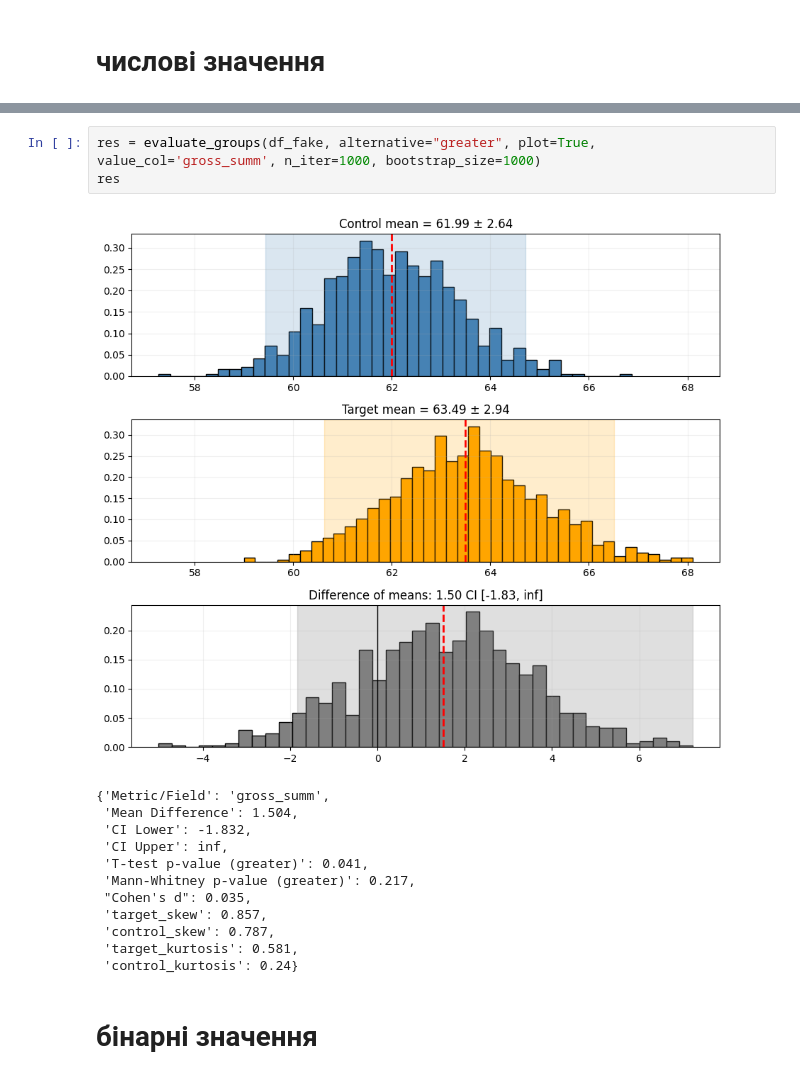
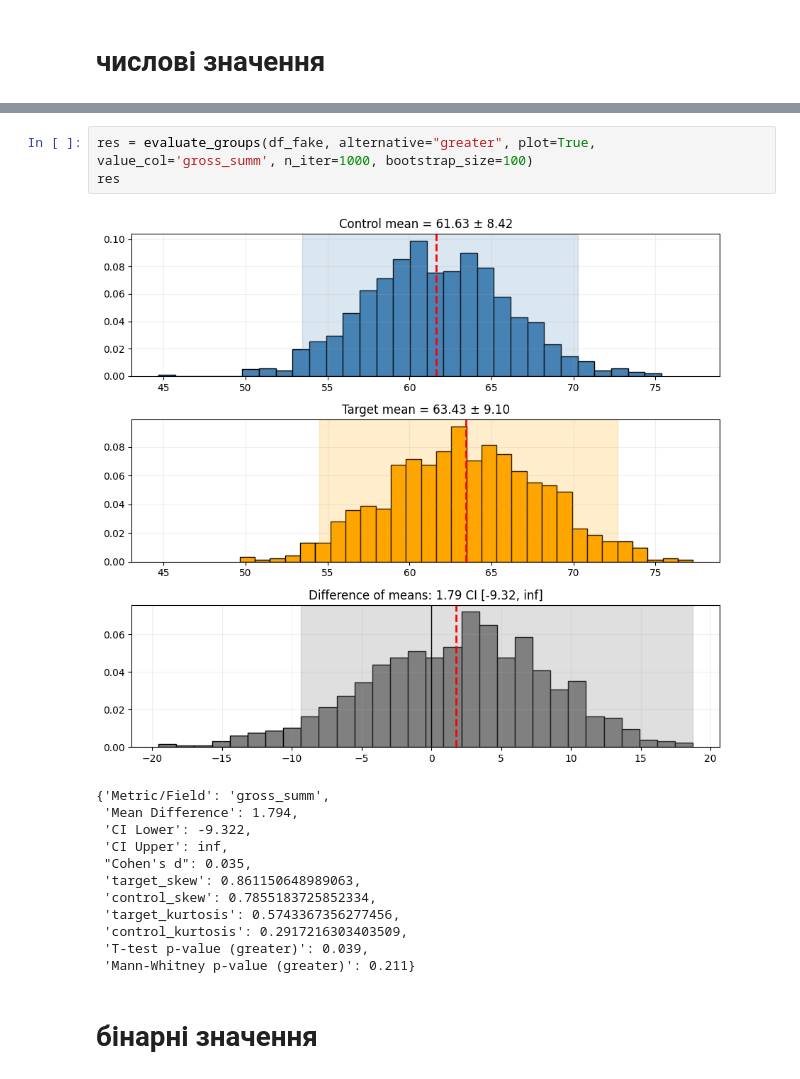
Before and after one commit to Familenko/DS-Lifehacks, a Jupyter notebook: bootstrap.ipynb, the cells around one changed output, grey strips where cells are left out. Drawn from its saved outputs; the diff is of its cells as text.

```diff
--- a/bootstrap.ipynb
+++ b/bootstrap.ipynb
@@ -261,18 +310,18 @@ df_fake.head()
 # %%
-res = evaluate_groups(df_fake, alternative="greater", plot=True, value_col='gross_summ', n_iter=1000, bootstrap_size=1000)
+res = evaluate_groups(df_fake, alternative="greater", plot=True, value_col='gross_summ', n_iter=1000, bootstrap_size=100)
 res
 # %% [output]
-[figure, old version]
+[figure, new version]
 {'Metric/Field': 'gross_summ',
- 'Mean Difference': 1.504,
- 'CI Lower': -1.832,
+ 'Mean Difference': 1.794,
+ 'CI Lower': -9.322,
  'CI Upper': inf,
- 'T-test p-value (greater)': 0.041,
- 'Mann-Whitney p-value (greater)': 0.217,
  "Cohen's d": 0.035,
- 'target_skew': 0.857,
- 'control_skew': 0.787,
- 'target_kurtosis': 0.581,
- 'control_kurtosis': 0.24}
+ 'target_skew': 0.861150648989063,
+ 'control_skew': 0.7855183725852334,
+ 'target_kurtosis': 0.5743367356277456,
+ 'control_kurtosis': 0.2917216303403509,
+ 'T-test p-value (greater)': 0.039,
+ 'Mann-Whitney p-value (greater)': 0.211}
 # %% [markdown]
 # бінарні значення
```
Also changed, not shown: parts of 6 cells of this notebook.
